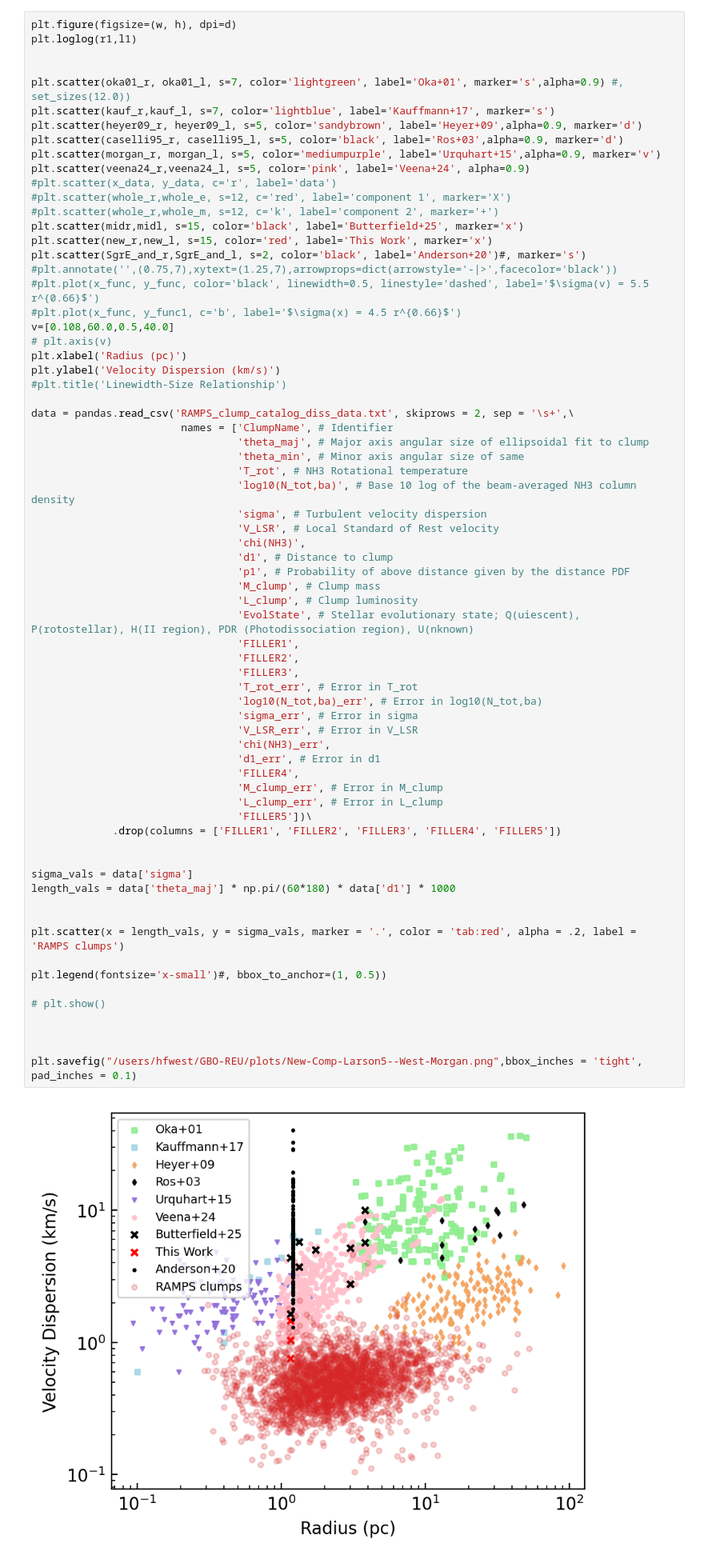
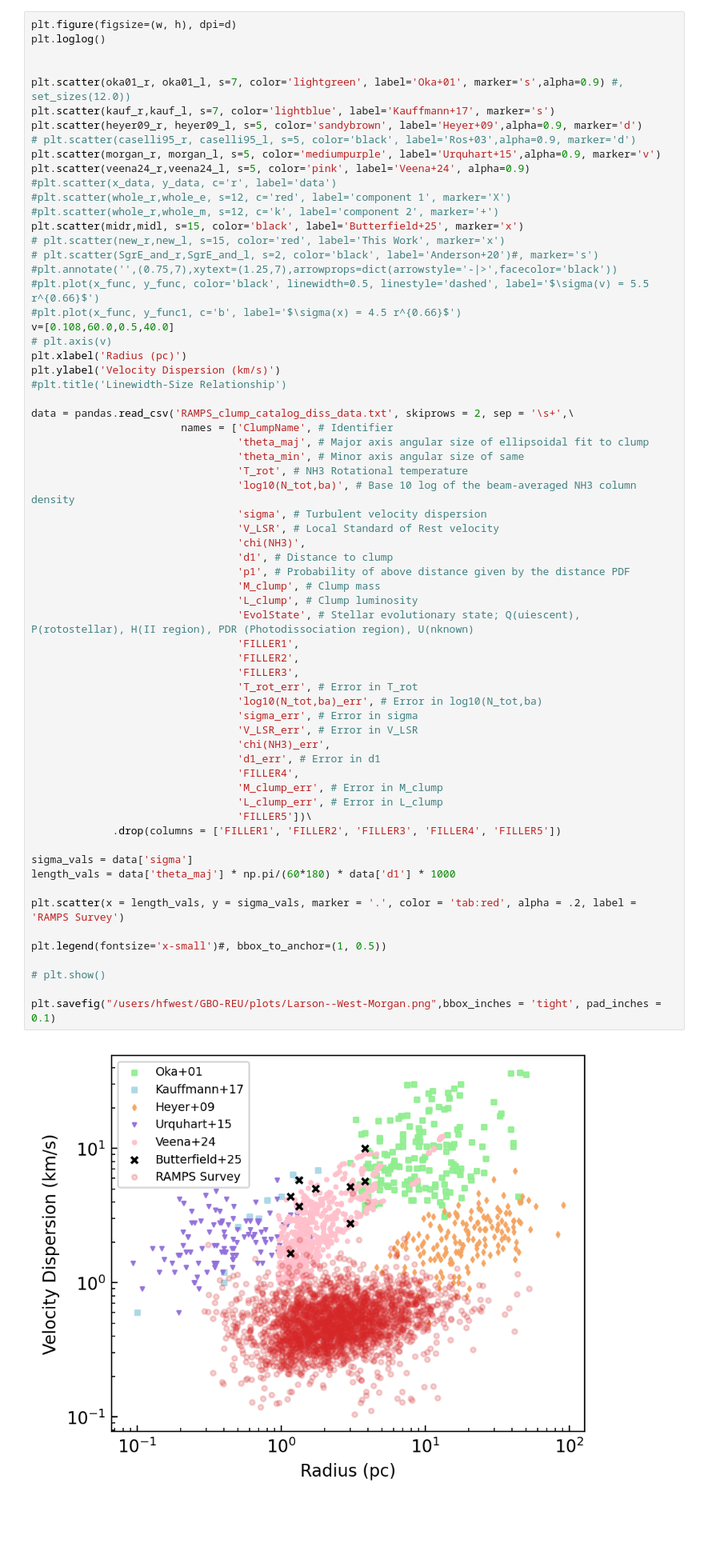
Before and after one commit to harrisonfwest/GBO-REU, a Jupyter notebook: Butterfield_plotting/linewidth_plot.ipynb, the cells around one changed output. Shown at 80% size. Cells and saved outputs as stored; diff of their text form; blank space fills up the shorter version.

```diff
--- a/Butterfield_plotting/linewidth_plot.ipynb
+++ b/Butterfield_plotting/linewidth_plot.ipynb
@@ -417,20 +302,20 @@ plt.savefig("/users/hfwest/GBO-REU/plots/New-Comp-Larson4.png",bbox_inches = 'ti
 # %%
 plt.figure(figsize=(w, h), dpi=d)
-plt.loglog(r1,l1)
+plt.loglog()
 
 
 plt.scatter(oka01_r, oka01_l, s=7, color='lightgreen', label='Oka+01', marker='s',alpha=0.9) #, set_sizes(12.0))
 plt.scatter(kauf_r,kauf_l, s=7, color='lightblue', label='Kauffmann+17', marker='s')
 plt.scatter(heyer09_r, heyer09_l, s=5, color='sandybrown', label='Heyer+09',alpha=0.9, marker='d')
-plt.scatter(caselli95_r, caselli95_l, s=5, color='black', label='Ros+03',alpha=0.9, marker='d')
+# plt.scatter(caselli95_r, caselli95_l, s=5, color='black', label='Ros+03',alpha=0.9, marker='d')
 plt.scatter(morgan_r, morgan_l, s=5, color='mediumpurple', label='Urquhart+15',alpha=0.9, marker='v')
 plt.scatter(veena24_r,veena24_l, s=5, color='pink', label='Veena+24', alpha=0.9)
 #plt.scatter(x_data, y_data, c='r', label='data')
 #plt.scatter(whole_r,whole_e, s=12, c='red', label='component 1', marker='X')
 #plt.scatter(whole_r,whole_m, s=12, c='k', label='component 2', marker='+')
 plt.scatter(midr,midl, s=15, color='black', label='Butterfield+25', marker='x')
-plt.scatter(new_r,new_l, s=15, color='red', label='This Work', marker='x')
-plt.scatter(SgrE_and_r,SgrE_and_l, s=2, color='black', label='Anderson+20')#, marker='s')
+# plt.scatter(new_r,new_l, s=15, color='red', label='This Work', marker='x')
+# plt.scatter(SgrE_and_r,SgrE_and_l, s=2, color='black', label='Anderson+20')#, marker='s')
 #plt.annotate('',(0.75,7),xytext=(1.25,7),arrowprops=dict(arrowstyle='-|>',facecolor='black'))
 #plt.plot(x_func, y_func, color='black', linewidth=0.5, linestyle='dashed', label='$\sigma(v) = 5.5 r^{0.66}$')
 #plt.plot(x_func, y_func1, c='b', label='$\sigma(x) = 4.5 r^{0.66}$')
@@ -451,37 +336,33 @@ data = pandas.read_csv('RAMPS_clump_catalog_diss_data.txt', skiprows = 2, sep =
                                  'chi(NH3)',
                                  'd1', # Distance to clump
                                  'p1', # Probability of above distance given by the distance PDF
                                  'M_clump', # Clump mass
                                  'L_clump', # Clump luminosity
                                  'EvolState', # Stellar evolutionary state; Q(uiescent), P(rotostellar), H(II region), PDR (Photodissociation region), U(nknown)
                                  'FILLER1',
                                  'FILLER2',
                                  'FILLER3',
                                  'T_rot_err', # Error in T_rot
                                  'log10(N_tot,ba)_err', # Error in log10(N_tot,ba)
                                  'sigma_err', # Error in sigma
                                  'V_LSR_err', # Error in V_LSR
                                  'chi(NH3)_err',
                                  'd1_err', # Error in d1
                                  'FILLER4',
                                  'M_clump_err', # Error in M_clump
                                  'L_clump_err', # Error in L_clump
                                  'FILLER5'])\
              .drop(columns = ['FILLER1', 'FILLER2', 'FILLER3', 'FILLER4', 'FILLER5'])
 
-
 sigma_vals = data['sigma']
 length_vals = data['theta_maj'] * np.pi/(60*180) * data['d1'] * 1000
 
-
-plt.scatter(x = length_vals, y = sigma_vals, marker = '.', color = 'tab:red', alpha = .2, label = 'RAMPS clumps')
+plt.scatter(x = length_vals, y = sigma_vals, marker = '.', color = 'tab:red', alpha = .2, label = 'RAMPS Survey')
 
 plt.legend(fontsize='x-small')#, bbox_to_anchor=(1, 0.5))
 
 # plt.show()
 
-
-
-plt.savefig("/users/hfwest/GBO-REU/plots/New-Comp-Larson5--West-Morgan.png",bbox_inches = 'tight', pad_inches = 0.1)
+plt.savefig("/users/hfwest/GBO-REU/plots/Larson--West-Morgan.png",bbox_inches = 'tight', pad_inches = 0.1)
 # %% [output]
-[figure, old version]
+[figure, new version]
```
Also changed, not shown: parts of 7 cells of this notebook, 15 other files.
